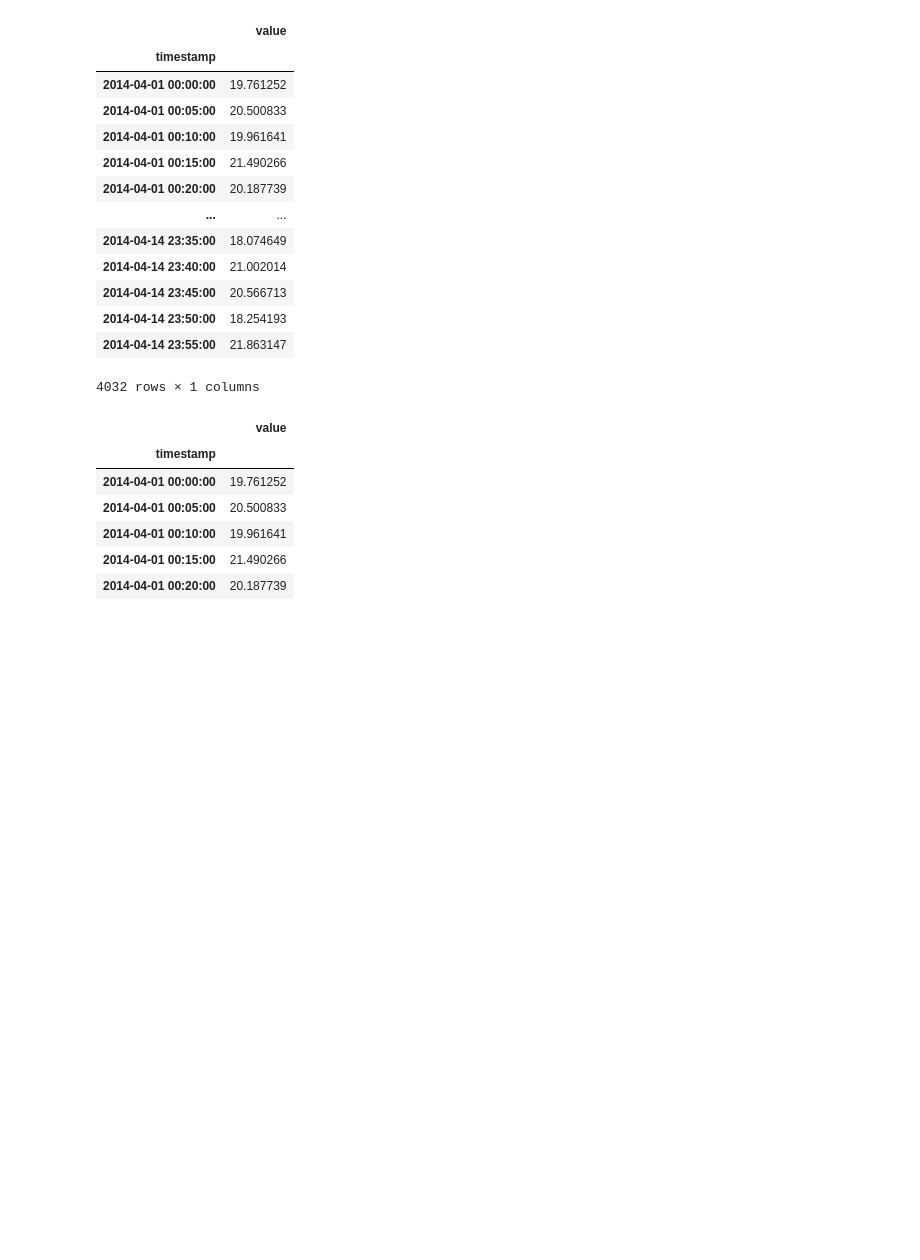
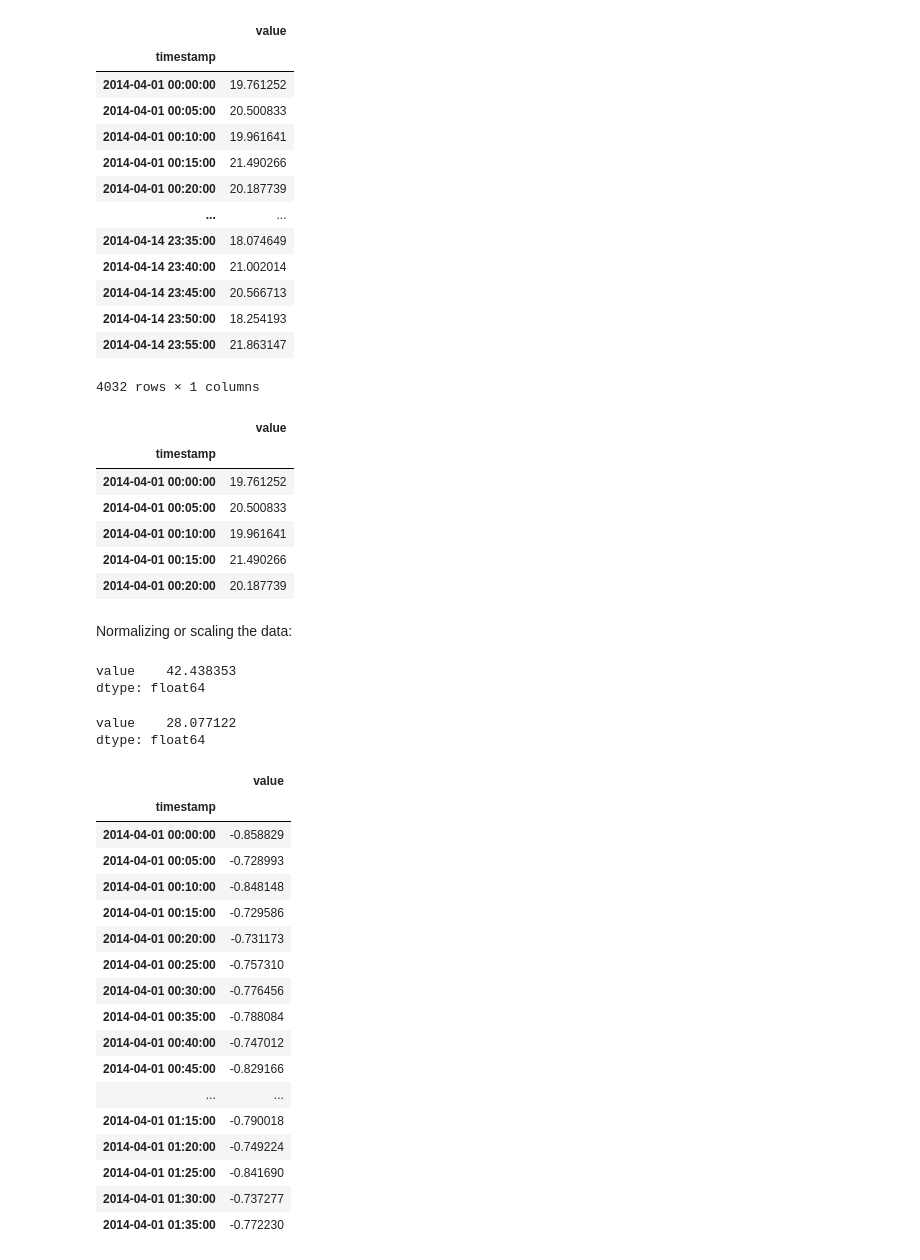
Before and after one commit to Ruairi8/machineLearn-Stat2022, a Jupyter notebook: Topic5_Evaluation.ipynb, the cells around one changed output. Cells and saved outputs as stored; diff of their text form; code cells hidden in the pictures; blank space fills up the shorter version.

```diff
--- a/Topic5_Evaluation.ipynb
+++ b/Topic5_Evaluation.ipynb
@@ -90,3 +91,17 @@ df_daily_jumpsup.head()
 | 2014-04-01 00:10:00 | 19.961641 |
 | 2014-04-01 00:15:00 | 21.490266 |
 | 2014-04-01 00:20:00 | 20.187739 |
+# %% [markdown]
+Normalizing or scaling the data:
+# %%
+train_mean = df_small_noise.mean()
+train_mean
+# %% [output]
+value    42.438353
+dtype: float64
+# %%
+train_std = df_small_noise.std()
+train_std
+# %% [output]
+value    28.077122
+dtype: float64
@@ -92,0 +110,21 @@ df_daily_jumpsup.head()
+# %%
+df_train_vals.head(20)
+# %% [output]
+|  | value |
+| timestamp |  |
+| 2014-04-01 00:00:00 | -0.858829 |
+| 2014-04-01 00:05:00 | -0.728993 |
+| 2014-04-01 00:10:00 | -0.848148 |
+| 2014-04-01 00:15:00 | -0.729586 |
+| 2014-04-01 00:20:00 | -0.731173 |
+| 2014-04-01 00:25:00 | -0.757310 |
+| 2014-04-01 00:30:00 | -0.776456 |
+| 2014-04-01 00:35:00 | -0.788084 |
+| 2014-04-01 00:40:00 | -0.747012 |
+| 2014-04-01 00:45:00 | -0.829166 |
+| ... | ... |
+| 2014-04-01 01:15:00 | -0.790018 |
+| 2014-04-01 01:20:00 | -0.749224 |
+| 2014-04-01 01:25:00 | -0.841690 |
+| 2014-04-01 01:30:00 | -0.737277 |
+| 2014-04-01 01:35:00 | -0.772230 |
```
Also changed, not shown: parts of 17 cells of this notebook, 1 other file.
